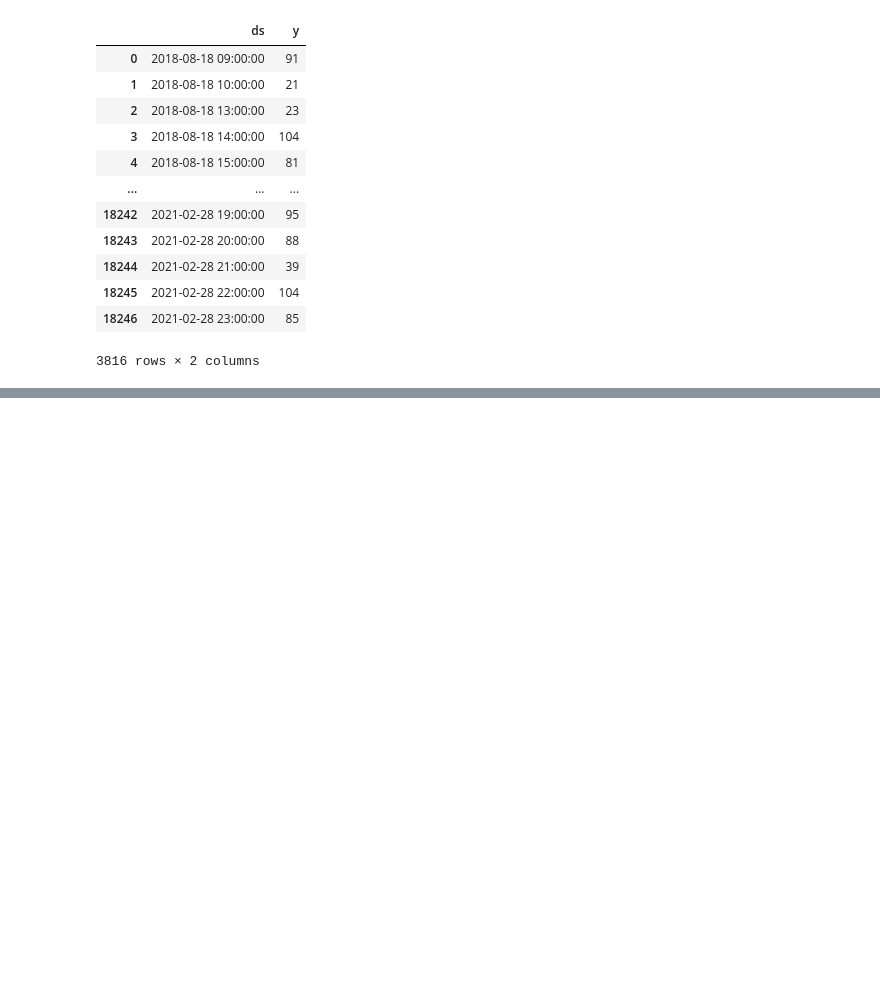
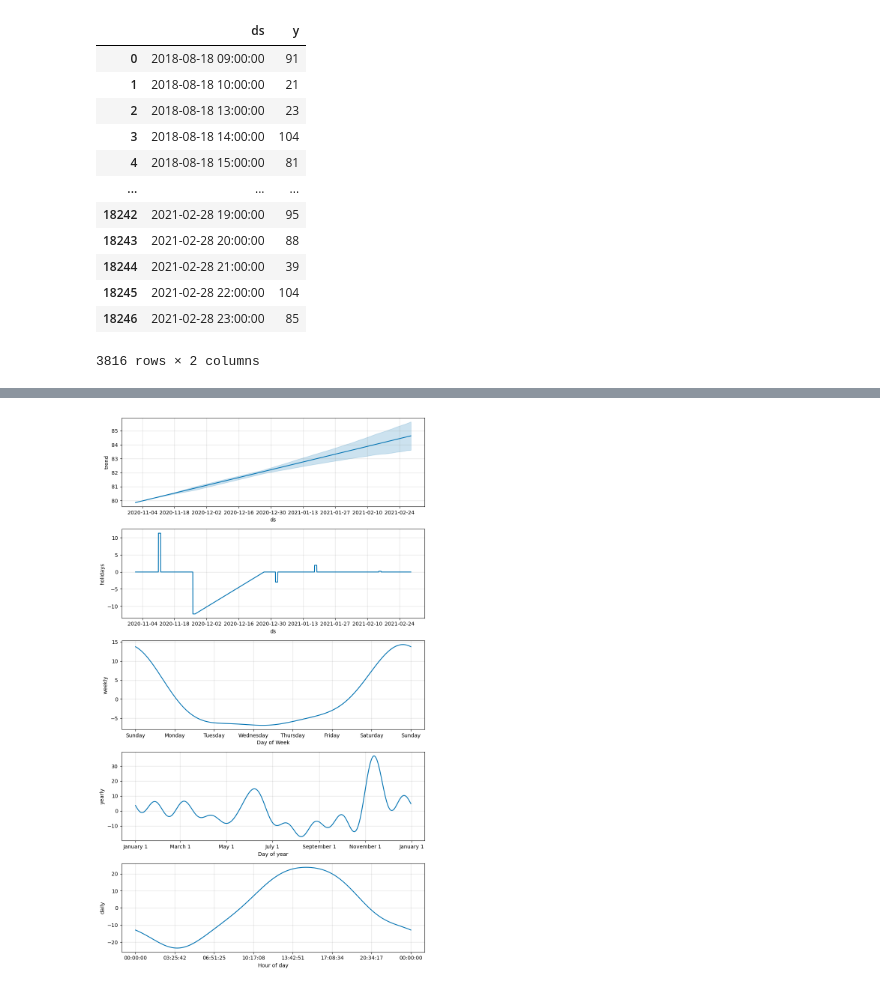
Before and after one commit to alliwene/time-series-prophet, a Jupyter notebook: jobathon.ipynb, the cells around one changed output, grey strips where cells are left out. Drawn from its saved outputs; the diff is of its cells as text; code cells hidden in the pictures; blank space fills up the shorter version.

```diff
--- a/jobathon.ipynb
+++ b/jobathon.ipynb
@@ -159,2 +179,6 @@ from prophet.plot import plot_plotly, plot_components_plotly
 # %%
 plot_plotly(model, forecast)
+# %%
+fig = model.plot_components(forecast)
+# %% [output]
+[figure, added]
```
Also changed, not shown: parts of 23 cells of this notebook, 2 other files.
